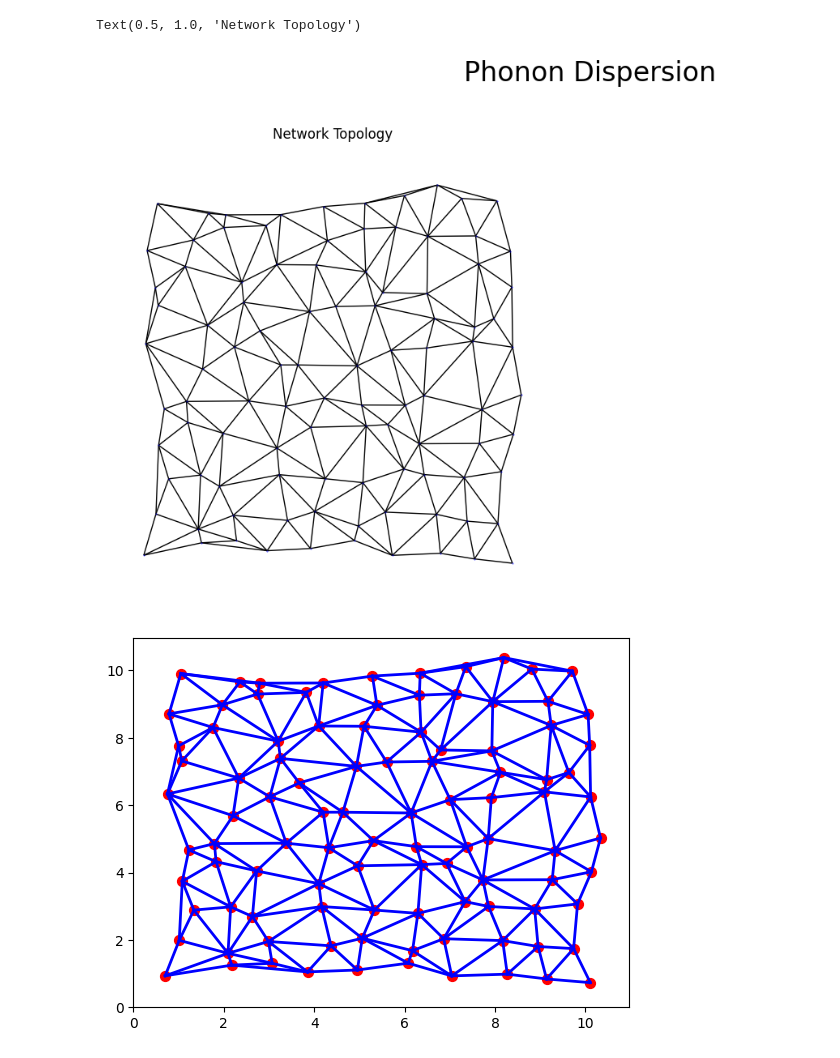
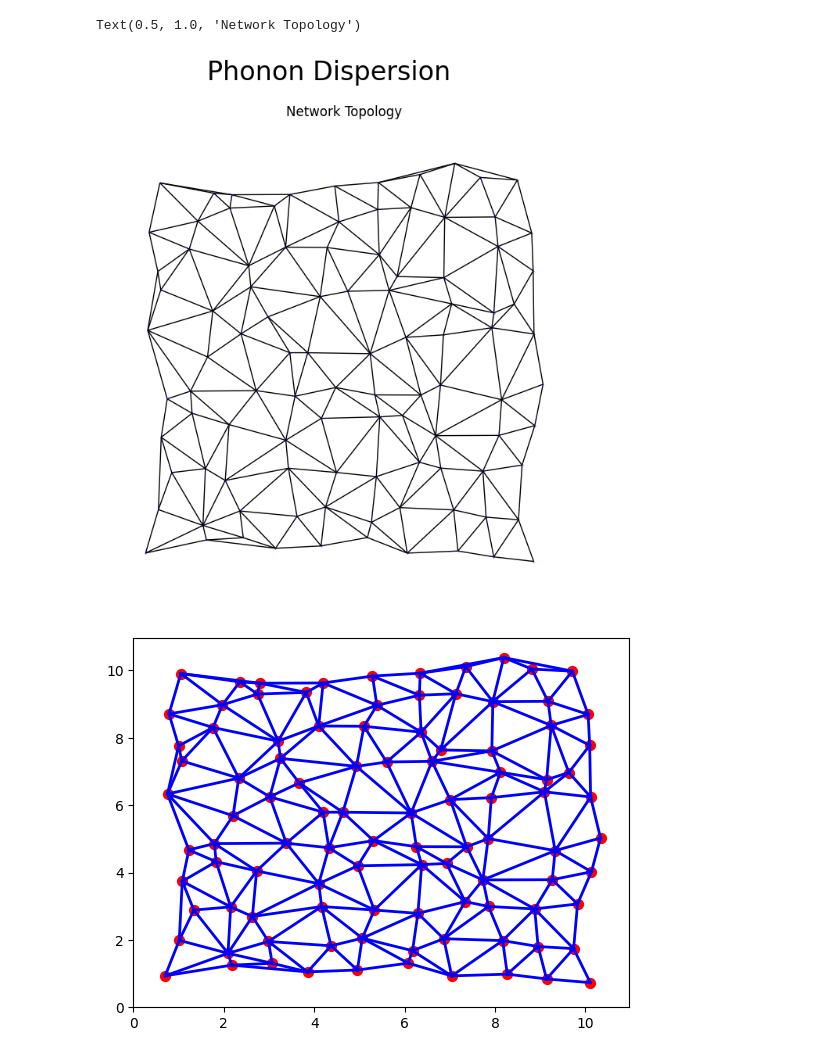
Before and after one commit to bylehn/saxophone, a Jupyter notebook: allostery.ipynb, the cells around one changed output. Saved outputs shown, nothing was run; the diff lists cells and outputs as text; code cells hidden in the pictures.

Commit message:
altered the subplot

```diff
--- a/allostery.ipynb
+++ b/allostery.ipynb
@@ -134,14 +136,14 @@ top_indices = surface_nodes['top']
 # %%
 pos = dict(zip(range(N), X))
 fig = plt.figure(figsize=(16, 8))
 fig.suptitle("Phonon Dispersion", fontsize=24)
-ax=plt.subplot(1, 2, 1)
+ax=plt.subplot(1, 1, 1)
 nx.draw(G, pos, node_size=0.1, node_color="blue")
 ax.set_aspect('equal')
 plt.title("Network Topology")
 # %% [output]
 Text(0.5, 1.0, 'Network Topology')
-[figure, old version]
+[figure, new version]
 # %%
 # Define the system parameters in JAX
 
```
Also changed, not shown: parts of 1 cell of this notebook.
